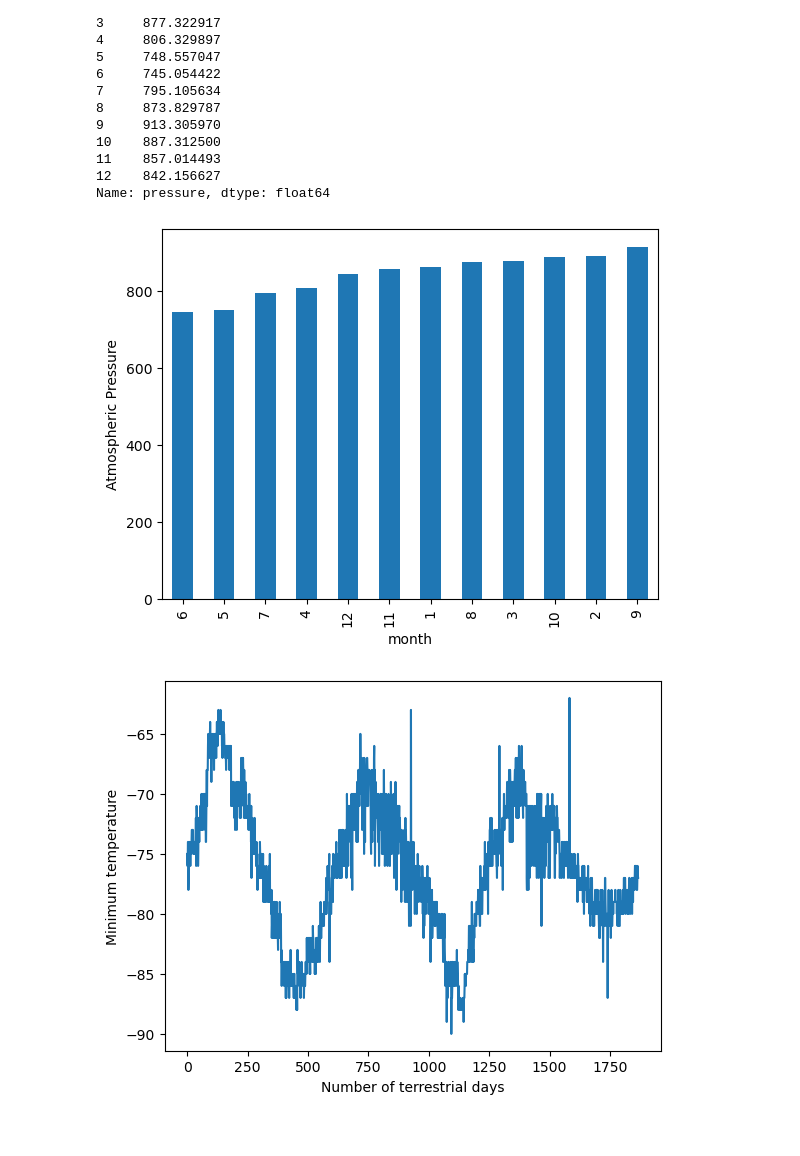
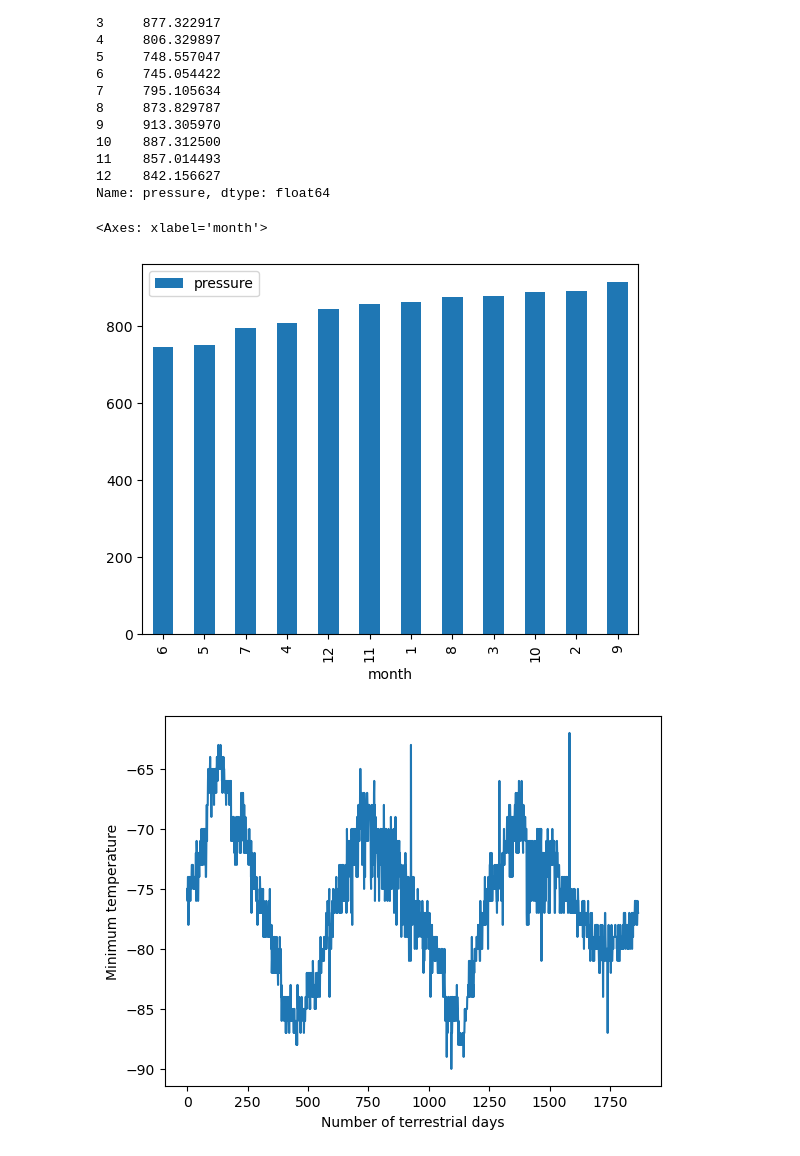
Before and after one commit to benrich322/web-scraping, a Jupyter notebook: module 11/Starter_Code 8/part_2_mars_weather.ipynb, the cells around one changed output. Saved outputs shown, nothing was run; the diff lists cells and outputs as text; code cells hidden in the pictures.

Commit message:
added graph

```diff
--- a/module 11/Starter_Code 8/part_2_mars_weather.ipynb
+++ b/module 11/Starter_Code 8/part_2_mars_weather.ipynb
@@ -275,8 +275,12 @@ month
 Name: pressure, dtype: float64
 # %%
 # Plot the average pressure by month
+result_pressure_df = pd.DataFrame(result_pressure)
+result_pressure_sorted_df = result_pressure_df.sort_values(by='pressure')
+result_pressure_sorted_df.plot.bar()
 # %% [output]
+<Axes: xlabel='month'>
-[figure, old version]
+[figure, new version]
 # %%
 # 5. How many terrestrial (earth) days are there in a Martian year?
 # %% [output]
```
